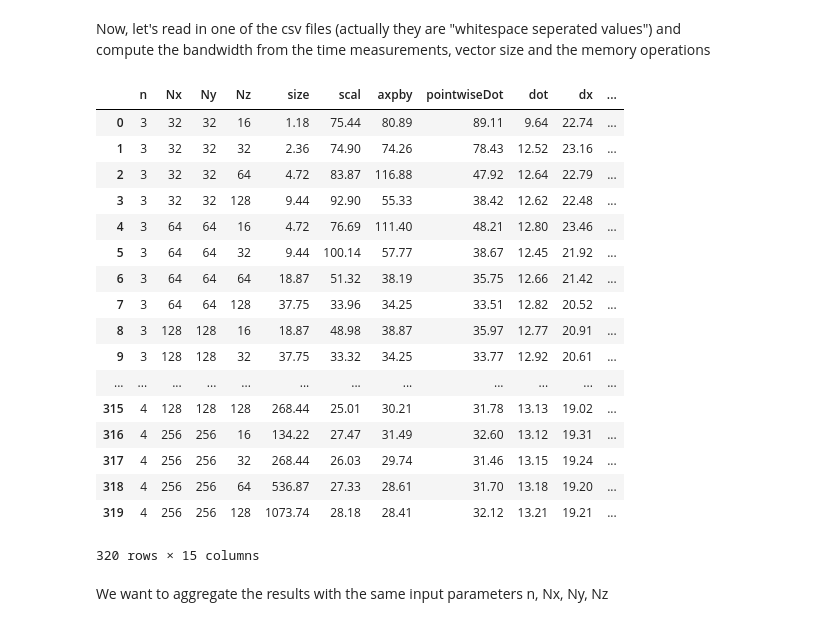
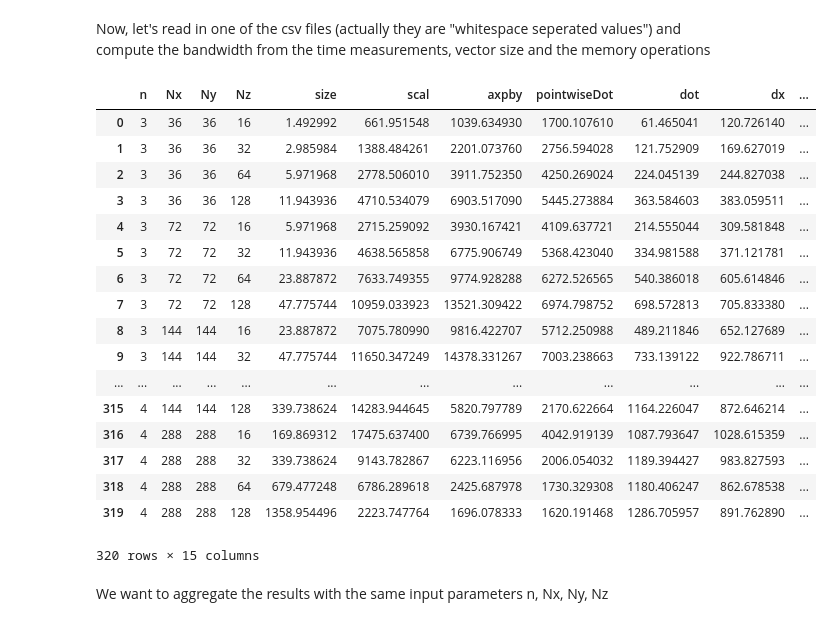
Before and after one commit to mwiesenberger/performance, a Jupyter notebook: data3d/0-analysis.ipynb, the cells around one changed output. Saved outputs shown, nothing was run; the diff lists cells and outputs as text; code cells hidden in the pictures.

```diff
--- a/data3d/0-analysis.ipynb
+++ b/data3d/0-analysis.ipynb
@@ -13,31 +13,31 @@ memops = {'scal':2, 'axpby':3, 'pointwiseDot':6, 'dot':2, 'dx':3, 'dy':3,'dz':3,
 Now, let's read in one of the csv files (actually they are "whitespace seperated values") and compute the bandwidth from the time measurements, vector size and the memory operations
 # %%
 #read in csv file
-df1 = pd.read_csv('benchmark_xeon.csv', delimiter=' ')
+df1 = pd.read_csv('benchmark_skl_mpi8.csv', delimiter=' ')
 #add size and get rid of non-relevant columns
 df1.insert(0,'size', 8*df1['n']*df1['n']*df1['Nx']*df1['Ny']*df1['Nz']/1e6)
 for name, mem in memops.items():
     df1[name] = df1['size']/1000*mem/df1[name]
 dfr = df1[['n','Nx','Ny','Nz','size']+list(memops.keys())]
 dfr
 # %% [output]
 |  | n | Nx | Ny | Nz | size | scal | axpby | pointwiseDot | dot | dx | ... |
-| 0 | 3 | 32 | 32 | 16 | 1.18 | 75.44 | 80.89 | 89.11 | 9.64 | 22.74 | ... |
-| 1 | 3 | 32 | 32 | 32 | 2.36 | 74.90 | 74.26 | 78.43 | 12.52 | 23.16 | ... |
-| 2 | 3 | 32 | 32 | 64 | 4.72 | 83.87 | 116.88 | 47.92 | 12.64 | 22.79 | ... |
-| 3 | 3 | 32 | 32 | 128 | 9.44 | 92.90 | 55.33 | 38.42 | 12.62 | 22.48 | ... |
-| 4 | 3 | 64 | 64 | 16 | 4.72 | 76.69 | 111.40 | 48.21 | 12.80 | 23.46 | ... |
-| 5 | 3 | 64 | 64 | 32 | 9.44 | 100.14 | 57.77 | 38.67 | 12.45 | 21.92 | ... |
-| 6 | 3 | 64 | 64 | 64 | 18.87 | 51.32 | 38.19 | 35.75 | 12.66 | 21.42 | ... |
-| 7 | 3 | 64 | 64 | 128 | 37.75 | 33.96 | 34.25 | 33.51 | 12.82 | 20.52 | ... |
-| 8 | 3 | 128 | 128 | 16 | 18.87 | 48.98 | 38.87 | 35.97 | 12.77 | 20.91 | ... |
-| 9 | 3 | 128 | 128 | 32 | 37.75 | 33.32 | 34.25 | 33.77 | 12.92 | 20.61 | ... |
+| 0 | 3 | 36 | 36 | 16 | 1.492992 | 661.951548 | 1039.634930 | 1700.107610 | 61.465041 | 120.726140 | ... |
+| 1 | 3 | 36 | 36 | 32 | 2.985984 | 1388.484261 | 2201.073760 | 2756.594028 | 121.752909 | 169.627019 | ... |
+| 2 | 3 | 36 | 36 | 64 | 5.971968 | 2778.506010 | 3911.752350 | 4250.269024 | 224.045139 | 244.827038 | ... |
+| 3 | 3 | 36 | 36 | 128 | 11.943936 | 4710.534079 | 6903.517090 | 5445.273884 | 363.584603 | 383.059511 | ... |
+| 4 | 3 | 72 | 72 | 16 | 5.971968 | 2715.259092 | 3930.167421 | 4109.637721 | 214.555044 | 309.581848 | ... |
+| 5 | 3 | 72 | 72 | 32 | 11.943936 | 4638.565858 | 6775.906749 | 5368.423040 | 334.981588 | 371.121781 | ... |
+| 6 | 3 | 72 | 72 | 64 | 23.887872 | 7633.749355 | 9774.928288 | 6272.526565 | 540.386018 | 605.614846 | ... |
+| 7 | 3 | 72 | 72 | 128 | 47.775744 | 10959.033923 | 13521.309422 | 6974.798752 | 698.572813 | 705.833380 | ... |
+| 8 | 3 | 144 | 144 | 16 | 23.887872 | 7075.780990 | 9816.422707 | 5712.250988 | 489.211846 | 652.127689 | ... |
+| 9 | 3 | 144 | 144 | 32 | 47.775744 | 11650.347249 | 14378.331267 | 7003.238663 | 733.139122 | 922.786711 | ... |
 | ... | ... | ... | ... | ... | ... | ... | ... | ... | ... | ... | ... |
-| 315 | 4 | 128 | 128 | 128 | 268.44 | 25.01 | 30.21 | 31.78 | 13.13 | 19.02 | ... |
-| 316 | 4 | 256 | 256 | 16 | 134.22 | 27.47 | 31.49 | 32.60 | 13.12 | 19.31 | ... |
-| 317 | 4 | 256 | 256 | 32 | 268.44 | 26.03 | 29.74 | 31.46 | 13.15 | 19.24 | ... |
-| 318 | 4 | 256 | 256 | 64 | 536.87 | 27.33 | 28.61 | 31.70 | 13.18 | 19.20 | ... |
-| 319 | 4 | 256 | 256 | 128 | 1073.74 | 28.18 | 28.41 | 32.12 | 13.21 | 19.21 | ... |
+| 315 | 4 | 144 | 144 | 128 | 339.738624 | 14283.944645 | 5820.797789 | 2170.622664 | 1164.226047 | 872.646214 | ... |
+| 316 | 4 | 288 | 288 | 16 | 169.869312 | 17475.637400 | 6739.766995 | 4042.919139 | 1087.793647 | 1028.615359 | ... |
+| 317 | 4 | 288 | 288 | 32 | 339.738624 | 9143.782867 | 6223.116956 | 2006.054032 | 1189.394427 | 983.827593 | ... |
+| 318 | 4 | 288 | 288 | 64 | 679.477248 | 6786.289618 | 2425.687978 | 1730.329308 | 1180.406247 | 862.678538 | ... |
+| 319 | 4 | 288 | 288 | 128 | 1358.954496 | 2223.747764 | 1696.078333 | 1620.191468 | 1286.705957 | 891.762890 | ... |
 320 rows × 15 columns
 # %% [markdown]
 We want to aggregate the results with the same input parameters n, Nx, Ny, Nz
```
Also changed, not shown: 4 other files.
